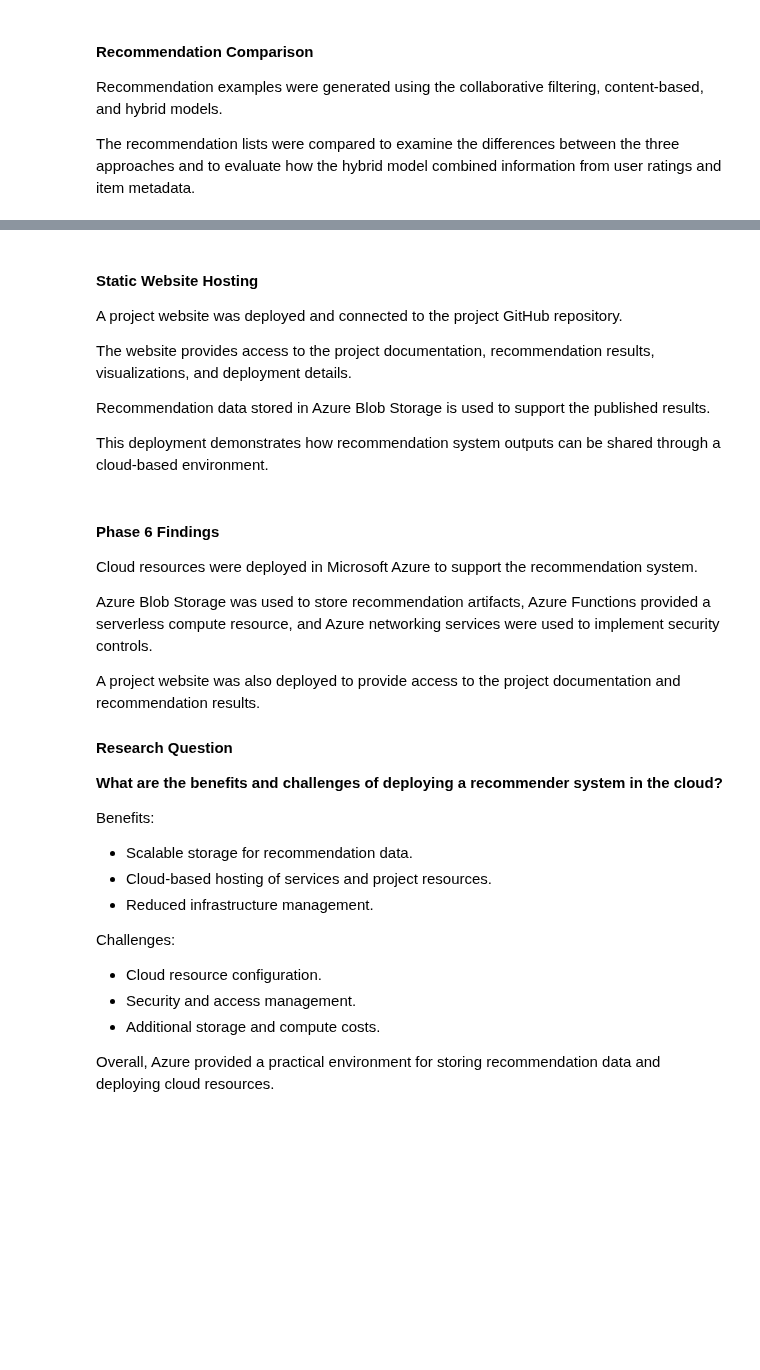
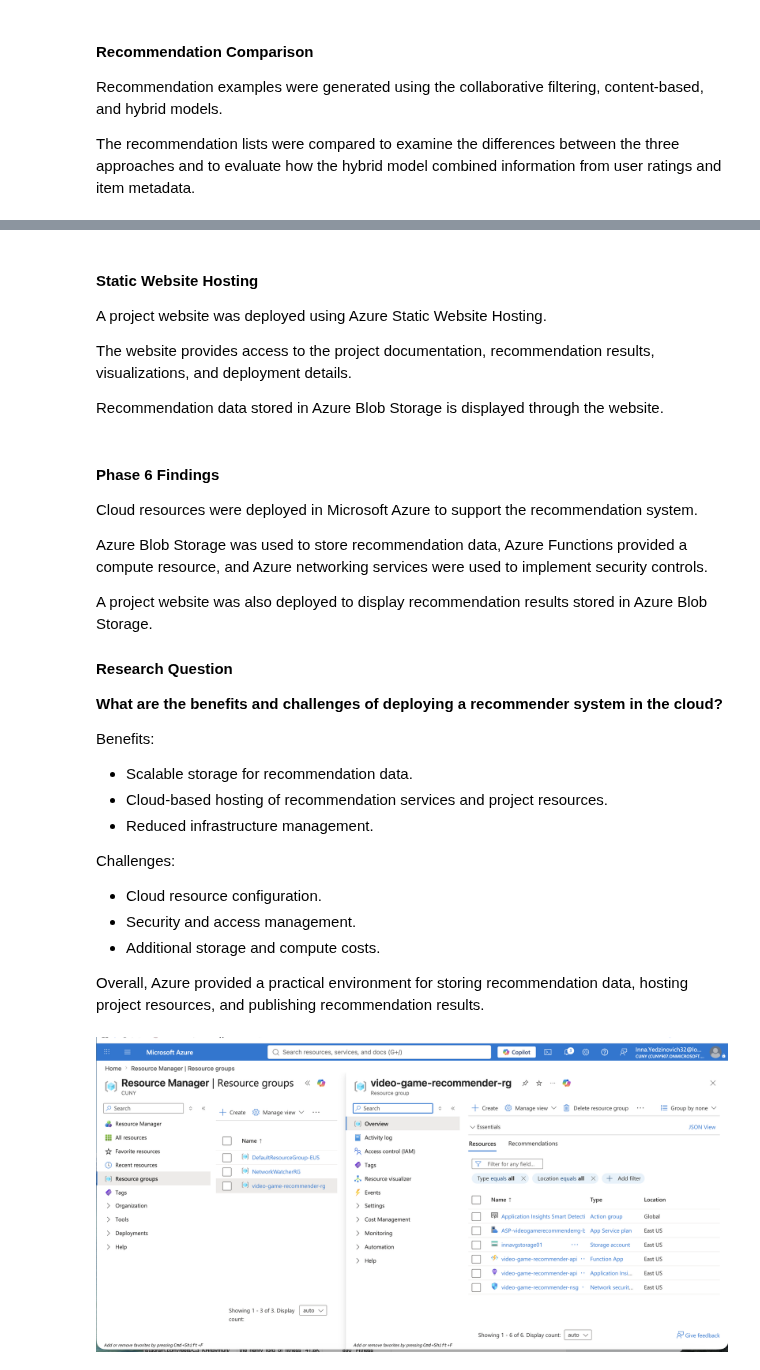
Before and after one commit to Yedzinovich/ds-small-projects, a Jupyter notebook: Data-612/final-project.ipynb, the cells around one changed output, grey strips where cells are left out. Saved outputs shown, nothing was run; the diff lists cells and outputs as text; code cells hidden in the pictures; blank space fills up the shorter version.

```diff
--- a/Data-612/final-project.ipynb
+++ b/Data-612/final-project.ipynb
@@ -2570,21 +2581,19 @@ Together, these resources demonstrate how recommendation system components can b
 # %% [markdown]
 #### Static Website Hosting
 
-A project website was deployed and connected to the project GitHub repository.
+A project website was deployed using Azure Static Website Hosting.
 
 The website provides access to the project documentation, recommendation results, visualizations, and deployment details.
 
-Recommendation data stored in Azure Blob Storage is used to support the published results.
-
-This deployment demonstrates how recommendation system outputs can be shared through a cloud-based environment.
+Recommendation data stored in Azure Blob Storage is displayed through the website.
 # %% [markdown]
 #### Phase 6 Findings
 
 Cloud resources were deployed in Microsoft Azure to support the recommendation system.
 
-Azure Blob Storage was used to store recommendation artifacts, Azure Functions provided a serverless compute resource, and Azure networking services were used to implement security controls.
+Azure Blob Storage was used to store recommendation data, Azure Functions provided a compute resource, and Azure networking services were used to implement security controls.
 
-A project website was also deployed to provide access to the project documentation and recommendation results.
+A project website was also deployed to display recommendation results stored in Azure Blob Storage.
 
 #### Research Question
 
@@ -2593,7 +2602,7 @@ A project website was also deployed to provide access to the project documentati
 Benefits:
 
 - Scalable storage for recommendation data.
-- Cloud-based hosting of services and project resources.
+- Cloud-based hosting of recommendation services and project resources.
 - Reduced infrastructure management.
 
 Challenges:
@@ -2602,7 +2611,11 @@ Challenges:
 - Security and access management.
 - Additional storage and compute costs.
 
-Overall, Azure provided a practical environment for storing recommendation data and deploying cloud resources.
+Overall, Azure provided a practical environment for storing recommendation data, hosting project resources, and publishing recommendation results.
+# %%
+Image("data/ss.png")
+# %% [output]
+[figure, added]
 # %% [markdown]
 ## Final Conclusion
 
```
Also changed, not shown: parts of 22 cells of this notebook.
